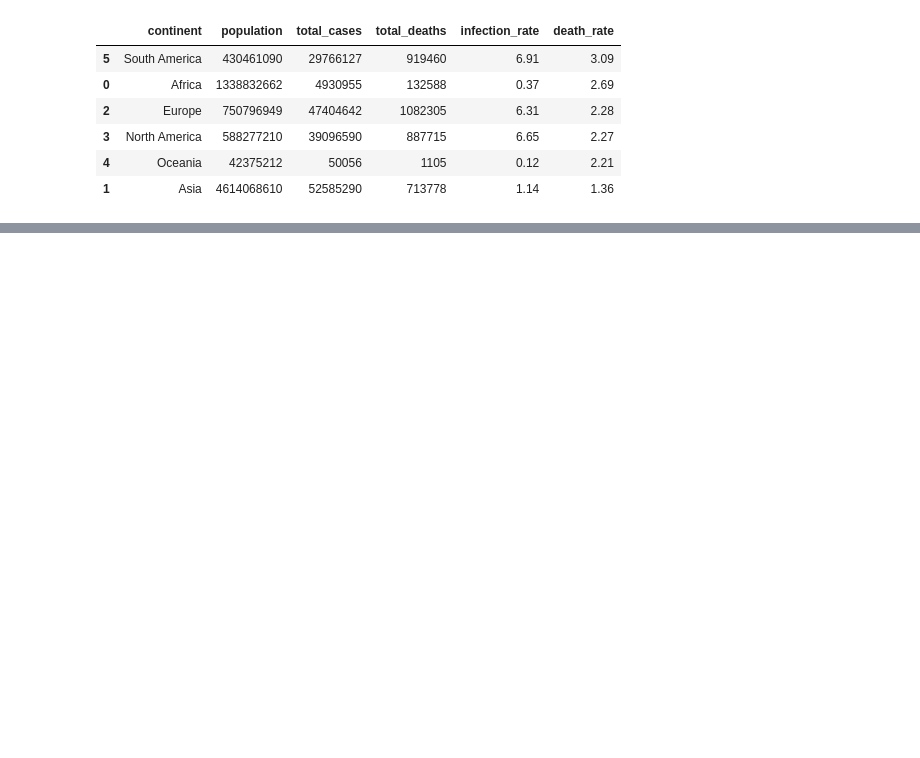
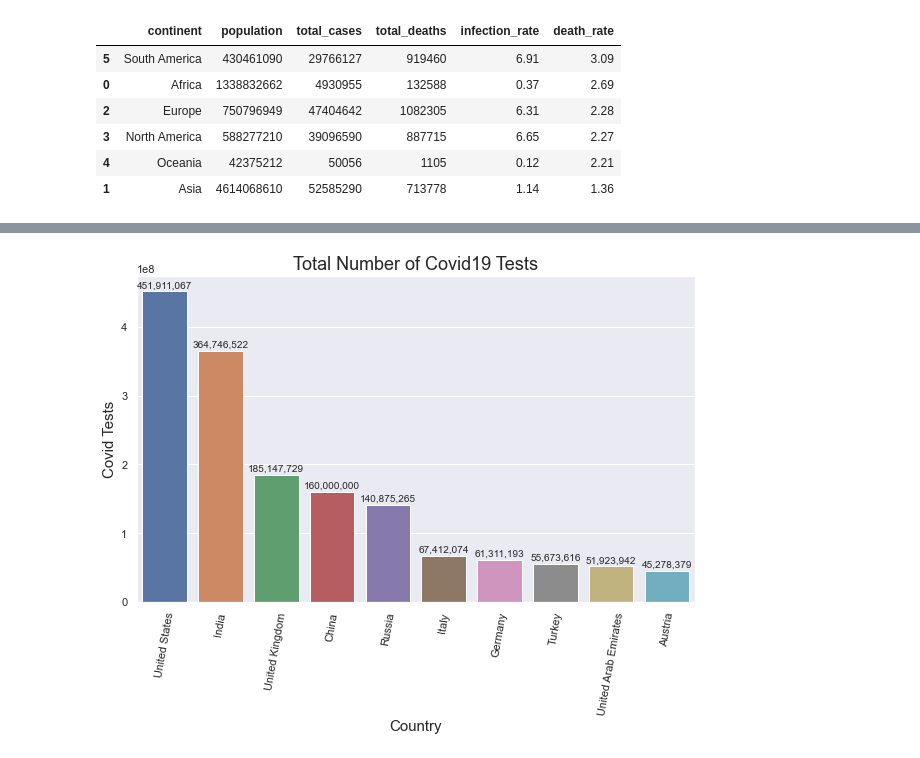
Before and after one commit to chineidu/Covid_eda, a Jupyter notebook: notebook.ipynb, the cells around one changed output, grey strips where cells are left out. Cells and saved outputs as stored; diff of their text form; code cells hidden in the pictures; blank space fills up the shorter version.

```diff
--- a/notebook.ipynb
+++ b/notebook.ipynb
@@ -489,0 +494,9 @@ Name: date, Length: 89705, dtype: object
+# %%
+vaccination = t_2.groupby(['location'])[['continent', 'total_tests', 'total_vaccinations', 'people_fully_vaccinated']].agg(['max'])
+
+# reset the index
+vaccination = vaccination.reset_index()
+# rename columns
+vaccination.columns = ['country', 'continent', 'total_tests', 'total_vaccinations', 'people_fully_vaccinated']
+
+vaccination.head(10)
@@ -489,0 +515,4 @@ Name: date, Length: 89705, dtype: object
+# %%
+# add the population
+vaccination = vaccination.join(c_deaths['population'])
+vaccination.head()
@@ -489,0 +529,4 @@ Name: date, Length: 89705, dtype: object
+# %%
+# Most tests
+a = vaccination.sort_values(by='total_tests', ascending=False).head(10)
+a
@@ -489,0 +545,23 @@ Name: date, Length: 89705, dtype: object
+# %%
+fig, ax = plt.subplots(figsize=(10, 6))
+
+sns.barplot(x='country', y='total_tests', data=a, ax=ax)
+plt.tick_params(axis='x', labelrotation=80)
+plt.xlabel('Country', size=15)
+plt.ylabel('Covid Tests', size=15)
+plt.title('Total Number of Covid19 Tests', size=18)
+
+for bar in ax.patches:
+    x = bar.get_x() + bar.get_width() / 2
+    y = bar.get_height()
+    ax.annotate(text=f"{round(y):,}",               # Format the text (value)
+                xy=(x, y),                          # (x, y)
+                xytext=(0, 6),                      # text position
+                ha='center',                        # horizontal alignment
+                va='center',                        # vertical alignment
+                size=10,                            # text size
+                textcoords='offset points')         # text coordinates
+
+plt.show()
+# %% [output]
+[figure, added]
```
Also changed, not shown: parts of 19 cells of this notebook.
